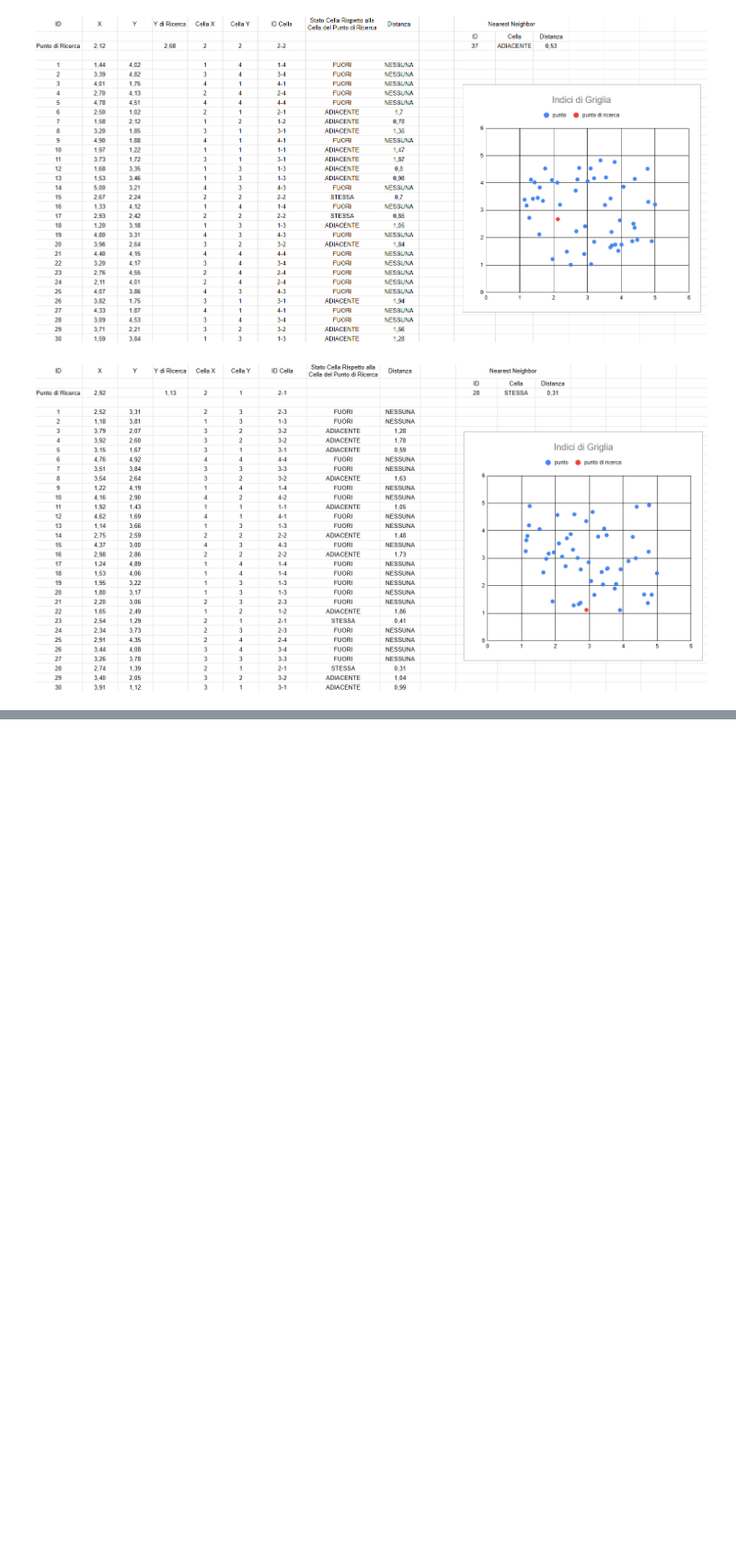
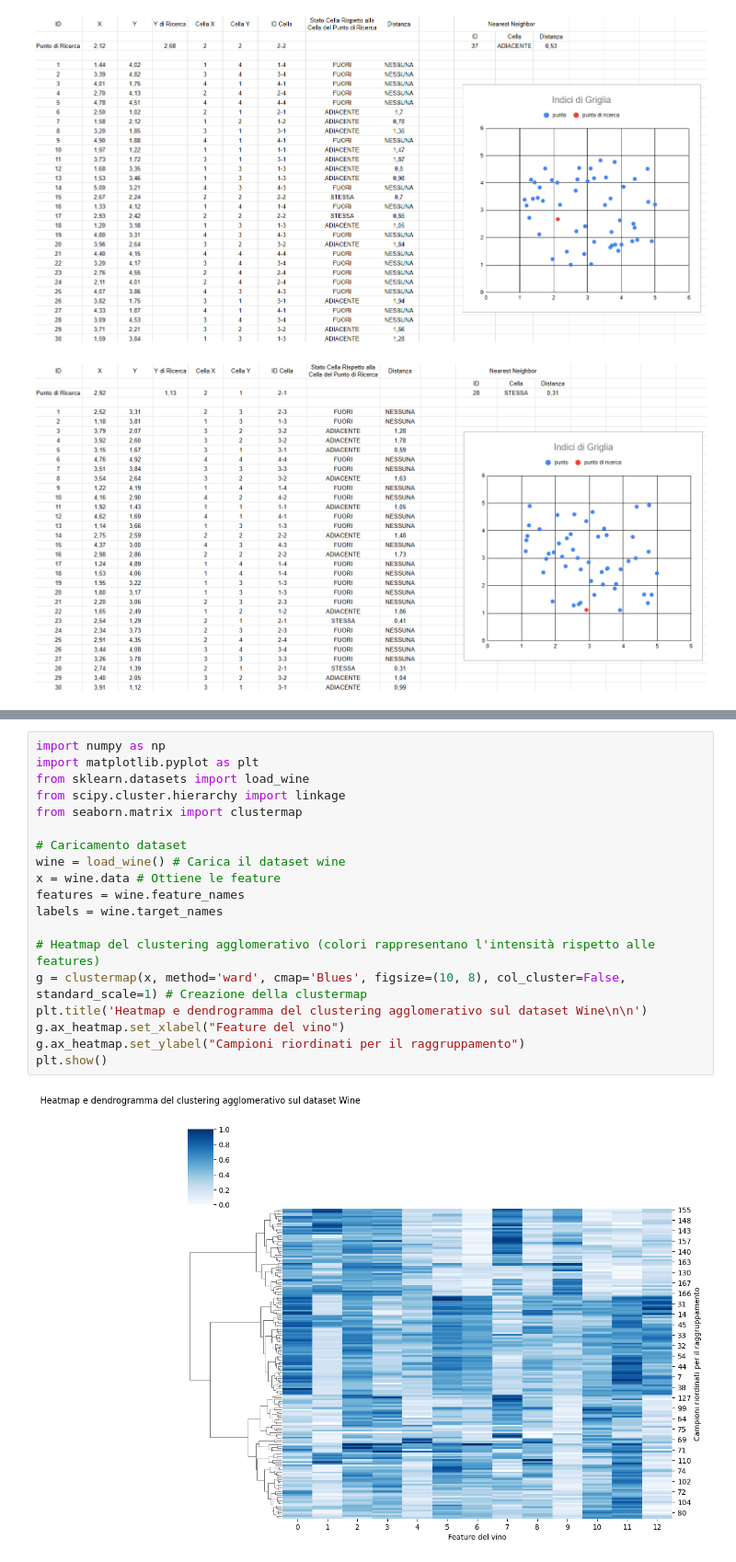
Before and after one commit to riccardomassini/Big_Data_Tasks, a Jupyter notebook: 2025_BIGDATA_DataPirates.ipynb, the cells around one changed output, grey strips where cells are left out. Shown at 92% size. Cells and saved outputs as stored; diff of their text form; blank space fills up the shorter version.

```diff
--- a/2025_BIGDATA_DataPirates.ipynb
+++ b/2025_BIGDATA_DataPirates.ipynb
@@ -1699,0 +2193,21 @@ L'Excel dove è implementato l'esercizio si trova al seguente link pubblico: htt
+# %%
+import numpy as np
+import matplotlib.pyplot as plt
+from sklearn.datasets import load_wine
+from scipy.cluster.hierarchy import linkage
+from seaborn.matrix import clustermap
+
+# Caricamento dataset
+wine = load_wine() # Carica il dataset wine
+x = wine.data # Ottiene le feature
+features = wine.feature_names
+labels = wine.target_names
+
+# Heatmap del clustering agglomerativo (colori rappresentano l'intensità rispetto alle features)
+g = clustermap(x, method='ward', cmap='Blues', figsize=(10, 8), col_cluster=False, standard_scale=1) # Creazione della clustermap
+plt.title('Heatmap e dendrogramma del clustering agglomerativo sul dataset Wine\n\n')
+g.ax_heatmap.set_xlabel("Feature del vino")
+g.ax_heatmap.set_ylabel("Campioni riordinati per il raggruppamento")
+plt.show()
+# %% [output]
+[figure, added]
```
Also changed, not shown: parts of 23 cells of this notebook.
